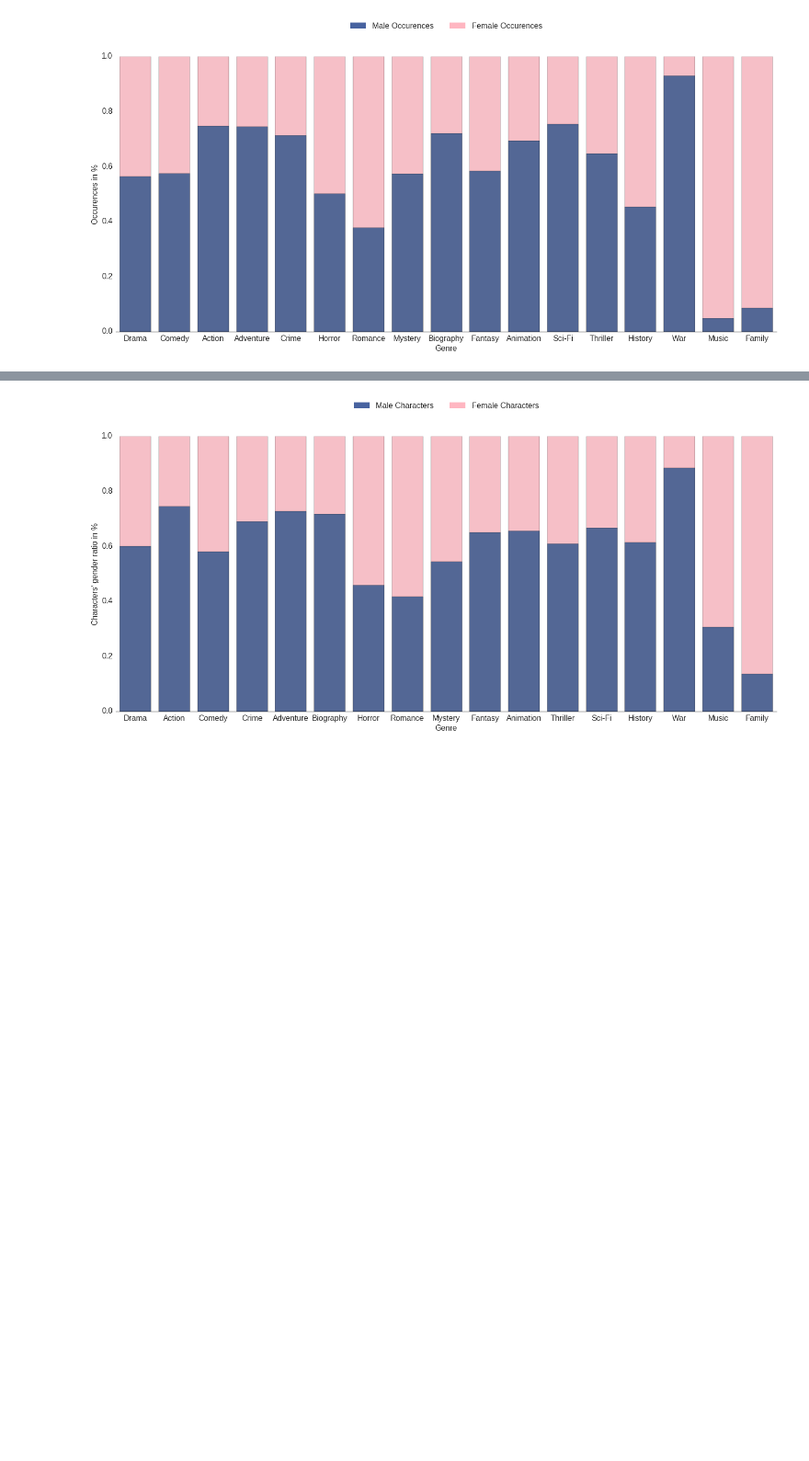
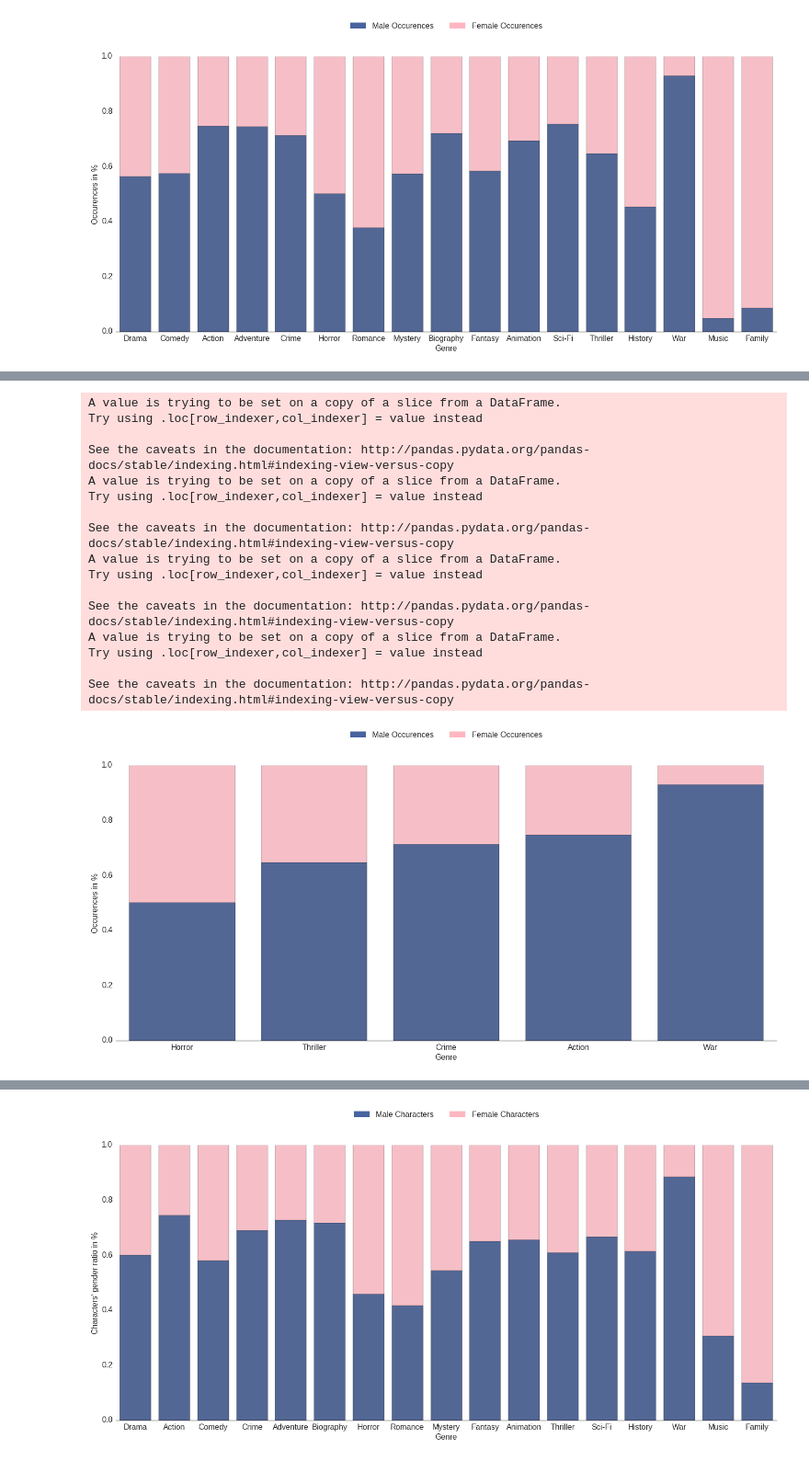
Before and after one commit to dvp-tran/moViz, a Jupyter notebook: notebooks/simple_gender_analysis_v2.ipynb, the cells around one changed output, grey strips where cells are left out. Shown at 92% size. Drawn from its saved outputs; the diff is of its cells as text; code cells hidden in the pictures; blank space fills up the shorter version.

```diff
--- a/notebooks/simple_gender_analysis_v2.ipynb
+++ b/notebooks/simple_gender_analysis_v2.ipynb
@@ -561,0 +598,54 @@ plt.savefig('../images_bank/Pourcentage occurences par genres de films.png')
+# %%
+#Read in data & create total column
+stacked_bar_data = global_df[(global_df['genre']=='Action') | (global_df['genre']=='Thriller') |
+                             (global_df['genre']=='Crime') |(global_df['genre']=='Horror') | (global_df['genre']=='War')  ]
+stacked_bar_data["total"] = stacked_bar_data.nb_male_occurences + stacked_bar_data.nb_female_occurences
+stacked_bar_data['percentage_f'] = stacked_bar_data.nb_female_occurences / stacked_bar_data.total
+stacked_bar_data['percentage_m'] = 1- stacked_bar_data.percentage_f
+stacked_bar_data['percentage_total']= [1.0]*len(stacked_bar_data)
+stacked_bar_data = stacked_bar_data.sort('percentage_f',ascending=False)
+#Set general plot properties
+sns.set_style("white")
+sns.set_context({"figure.figsize": (24, 10)})
+
+#Plot 1 - background - "total" (top) series
+sns.barplot(x = stacked_bar_data.genre, y = stacked_bar_data.percentage_total, color = "#FFB6C1")
+
+#Plot 2 - overlay - "bottom" series
+bottom_plot = sns.barplot(x = stacked_bar_data.genre, y = stacked_bar_data.percentage_m, color = "#4863A0")
+
+
+topbar = plt.Rectangle((0,0),1,1,fc="#FFB6C1", edgecolor = 'none')
+bottombar = plt.Rectangle((0,0),1,1,fc='#4863A0',  edgecolor = 'none')
+l = plt.legend([bottombar, topbar], ['Male Occurences', 'Female Occurences'], loc='upper center',
+                   bbox_to_anchor=(0.5, 1.15), ncol = 2, prop={'size':16})
+l.draw_frame(False)
+
+#Optional code - Make plot look nicer
+sns.despine(left=True)
+bottom_plot.set_ylabel("Occurences in %")
+bottom_plot.set_xlabel("Genre")
+
+#Set fonts to consistent 16pt size
+for item in ([bottom_plot.xaxis.label, bottom_plot.yaxis.label] +
+             bottom_plot.get_xticklabels() + bottom_plot.get_yticklabels()):
+    item.set_fontsize(16)
+plt.savefig('../images_bank/Pourcentage occurences par genres de filmsà caractere actions.png')
+# %% [output]
+A value is trying to be set on a copy of a slice from a DataFrame.
+Try using .loc[row_indexer,col_indexer] = value instead
+
+See the caveats in the documentation: http://pandas.pydata.org/pandas-docs/stable/indexing.html#indexing-view-versus-copy
+A value is trying to be set on a copy of a slice from a DataFrame.
+Try using .loc[row_indexer,col_indexer] = value instead
+
+See the caveats in the documentation: http://pandas.pydata.org/pandas-docs/stable/indexing.html#indexing-view-versus-copy
+A value is trying to be set on a copy of a slice from a DataFrame.
+Try using .loc[row_indexer,col_indexer] = value instead
+
+See the caveats in the documentation: http://pandas.pydata.org/pandas-docs/stable/indexing.html#indexing-view-versus-copy
+A value is trying to be set on a copy of a slice from a DataFrame.
+Try using .loc[row_indexer,col_indexer] = value instead
+
+See the caveats in the documentation: http://pandas.pydata.org/pandas-docs/stable/indexing.html#indexing-view-versus-copy
+[figure, added]
```
Also changed, not shown: parts of 9 cells of this notebook, 5 other files.
